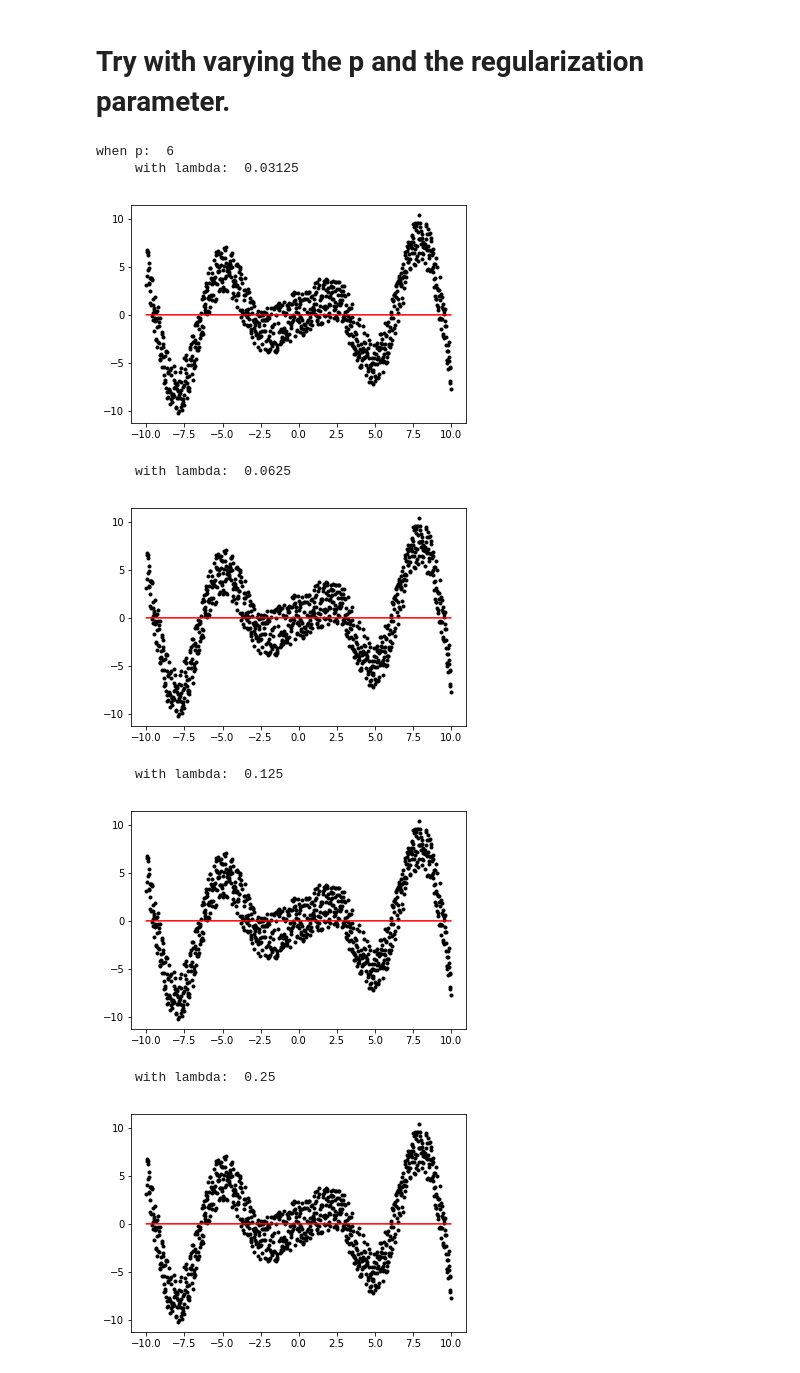
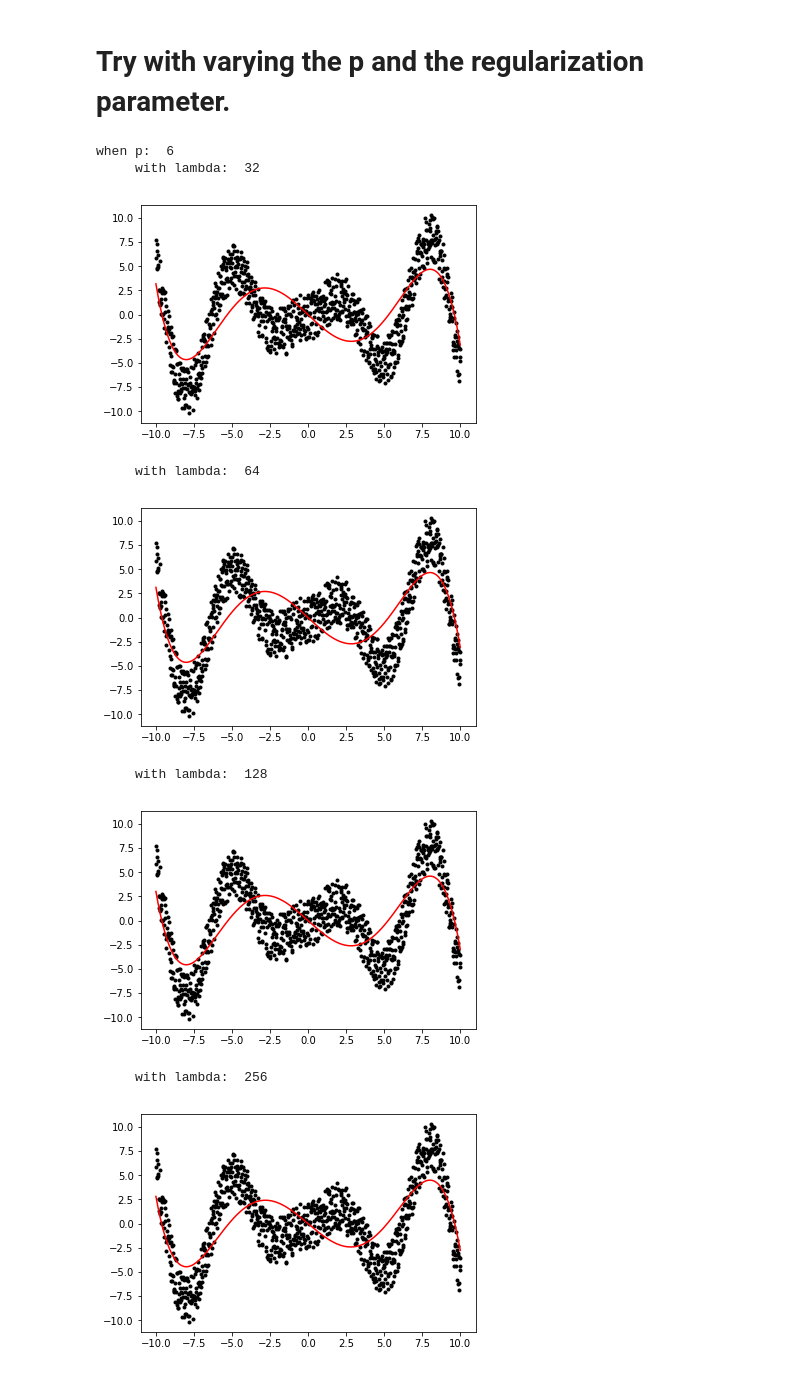
Before and after one commit to GyuHyeong/assignment12, a Jupyter notebook: assignment12.ipynb, the cells around one changed output. Cells and saved outputs as stored; diff of their text form; code cells hidden in the pictures.

```diff
--- a/assignment12.ipynb
+++ b/assignment12.ipynb
@@ -46,8 +46,10 @@ def withregularization(p,lamb):
     for i in range(num,num+p):
         A[i,i-num]=math.sqrt(lamb)
     for i in range(num):
+        count=0
         for j in range(p):
-            A[i,j]=x[i]**p
+            A[i,j]=x[i]**count
+            count=count+1;
 
     yy=np.zeros(num+p,dtype=float)
     for i in range(num):
@@ -68,31 +70,31 @@ def withregularization(p,lamb):
 # Try with varying the p  and the regularization parameter.
 # %%
 print('when p: ',6)
-for i in range(-5,5):
+for i in range(5,18):
     withregularization(6,2**(i))
 print('--------------------------------------')
 
 print('when p: ',7)
-for i in range(-5,5):
+for i in range(5,18):
     withregularization(7,2**(i))
 print('--------------------------------------')
 
 print('when p: ',8)
-for i in range(-5,5):
+for i in range(5,18):
     withregularization(8,2**(i))
 print('--------------------------------------')
 
 print('when p: ',9)
-for i in range(-5,5):
+for i in range(5,18):
     withregularization(9,2**(i))
 print('--------------------------------------')
 # %% [output]
 when p:  6
-     with lambda:  0.03125
+     with lambda:  32
-[figure, old version]
+[figure, new version]
-     with lambda:  0.0625
+     with lambda:  64
-[figure, old version]
+[figure, new version]
-     with lambda:  0.125
+     with lambda:  128
-[figure, old version]
+[figure, new version]
-     with lambda:  0.25
+     with lambda:  256
-[figure, old version]
+[figure, new version]
```
Also changed, not shown: parts of 2 cells of this notebook, 43 other files.
